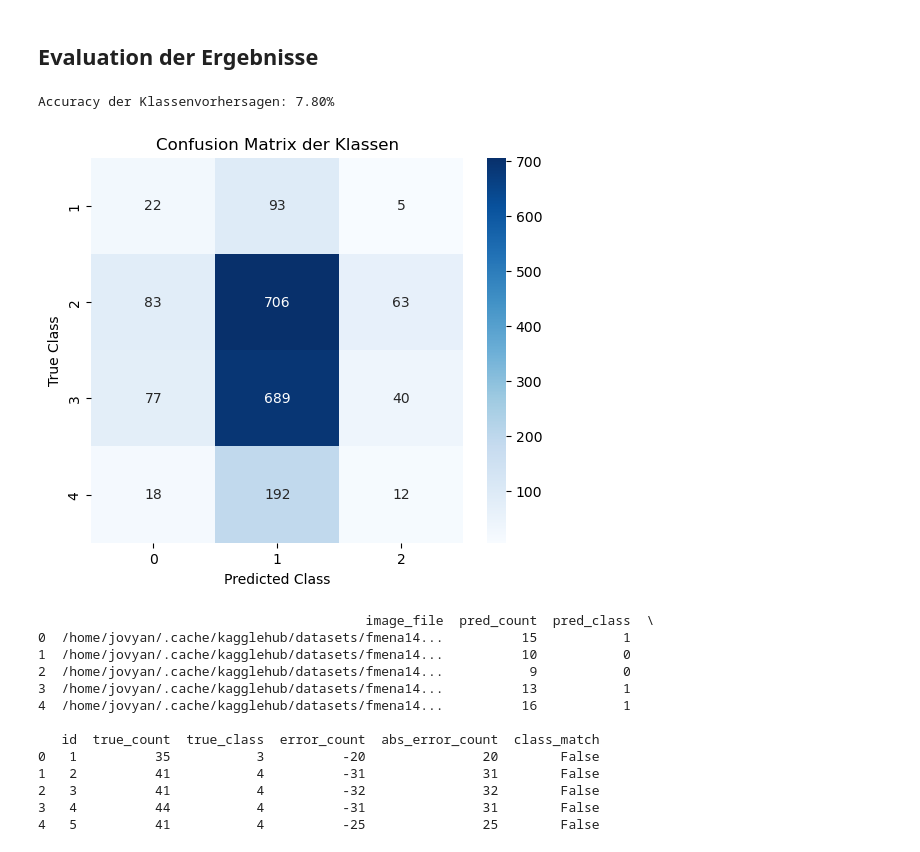
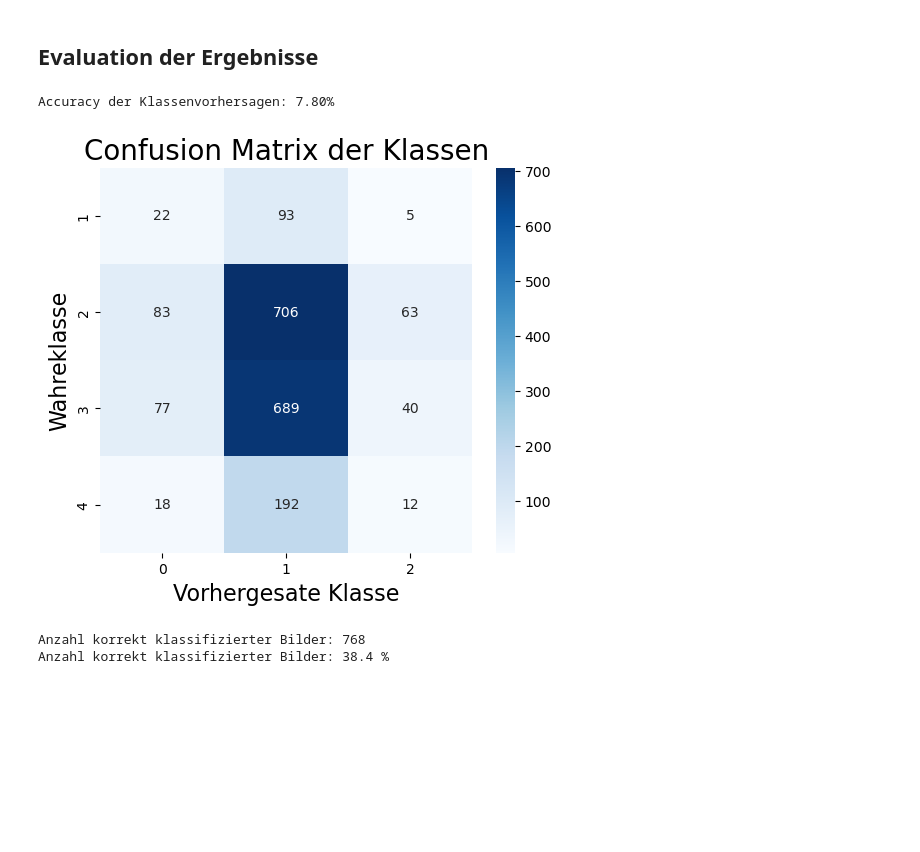
Before and after one commit to Jimba99/AI_Projekt_HSLU_HS25, a Jupyter notebook: YOLO-FACE_Modell.ipynb, the cells around one changed output. Drawn from its saved outputs; the diff is of its cells as text; code cells hidden in the pictures; blank space fills up the shorter version.

```diff
--- a/YOLO-FACE_Modell.ipynb
+++ b/YOLO-FACE_Modell.ipynb
@@ -332,52 +438,42 @@ df_results.rename(columns={
 # %%
 # ============================================
 # 3. Fehlerberechnung und Accuracy
 # ============================================
 # Unterschied zwischen vorhergesagter und echter Anzahl Personen
 df_results["error_count"] = df_results["pred_count"] - df_results["true_count"]
 
 # Absoluter Fehler
 df_results["abs_error_count"] = df_results["error_count"].abs()
 
 # Übereinstimmung der Klassen prüfen (True = richtig, False = falsch)
 df_results["class_match"] = df_results["pred_class"] == df_results["true_class"]
 
 # Accuracy der Klassenvorhersagen berechnen
 accuracy = df_results["class_match"].mean()
 print(f"Accuracy der Klassenvorhersagen: {accuracy*100:.2f}%")
 
 # ============================================
 # 4. Visualisierung der Ergebnisse
 # ============================================
 
 # b) Confusion Matrix: True Class vs. Pred Class
 # Zeigt, wie oft jede Klasse korrekt/inkorrekt vorhergesagt wurde
 conf_matrix = pd.crosstab(df_results["true_class"], df_results["pred_class"])
 plt.figure(figsize=(6,5))
 sns.heatmap(conf_matrix, annot=True, fmt="d", cmap="Blues")
-plt.xlabel("Predicted Class")
-plt.ylabel("True Class")
-plt.title("Confusion Matrix der Klassen")
+plt.xlabel("Vorhergesate Klasse", fontsize=16)
+plt.ylabel("Wahreklasse",  fontsize=16)
+plt.title("Confusion Matrix der Klassen",  fontsize=20)
 plt.show()
-
-# ============================================
-# 5. Ergebnisse prüfen
-# ============================================
-# Zeigt die ersten 5 Zeilen mit Bild, Vorhersage, Klasse und Fehler
-print(df_results.head())
 # %% [output]
 Accuracy der Klassenvorhersagen: 7.80%
-[figure, old version]
+[figure, new version]
-                                          image_file  pred_count  pred_class  \
-0  /home/jovyan/.cache/kagglehub/datasets/fmena14...          15           1
-1  /home/jovyan/.cache/kagglehub/datasets/fmena14...          10           0
-2  /home/jovyan/.cache/kagglehub/datasets/fmena14...           9           0
-3  /home/jovyan/.cache/kagglehub/datasets/fmena14...          13           1
-4  /home/jovyan/.cache/kagglehub/datasets/fmena14...          16           1
-
-   id  true_count  true_class  error_count  abs_error_count  class_match
-0   1          35           3          -20               20        False
-1   2          41           4          -31               31        False
-2   3          41           4          -32               32        False
-3   4          44           4          -31               31        False
-4   5          41           4          -25               25        False
+# %%
+# Summe der Diagonale = korrekt klassifiziert
+correct_total = np.trace(conf_matrix.values)
+
+print(f"Anzahl korrekt klassifizierter Bilder: {correct_total}")
+print("Anzahl korrekt klassifizierter Bilder:", correct_total/len(labels)*100, "%")
+# %% [output]
+Anzahl korrekt klassifizierter Bilder: 768
+Anzahl korrekt klassifizierter Bilder: 38.4 %
```
Also changed, not shown: parts of 6 cells of this notebook, 1 other file.
